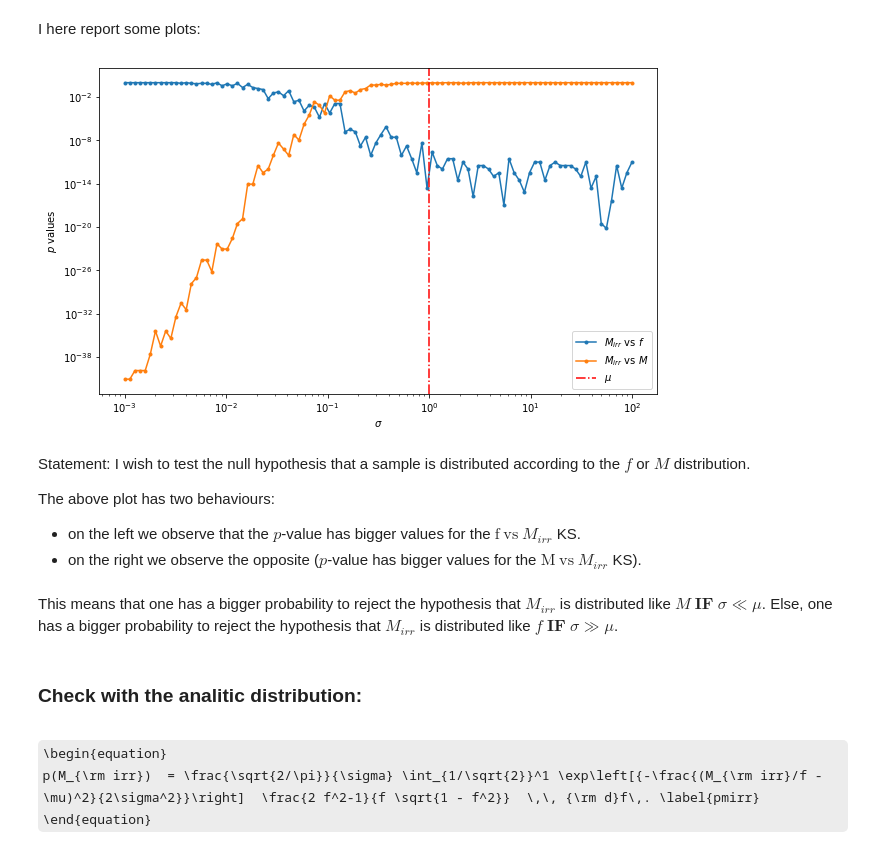
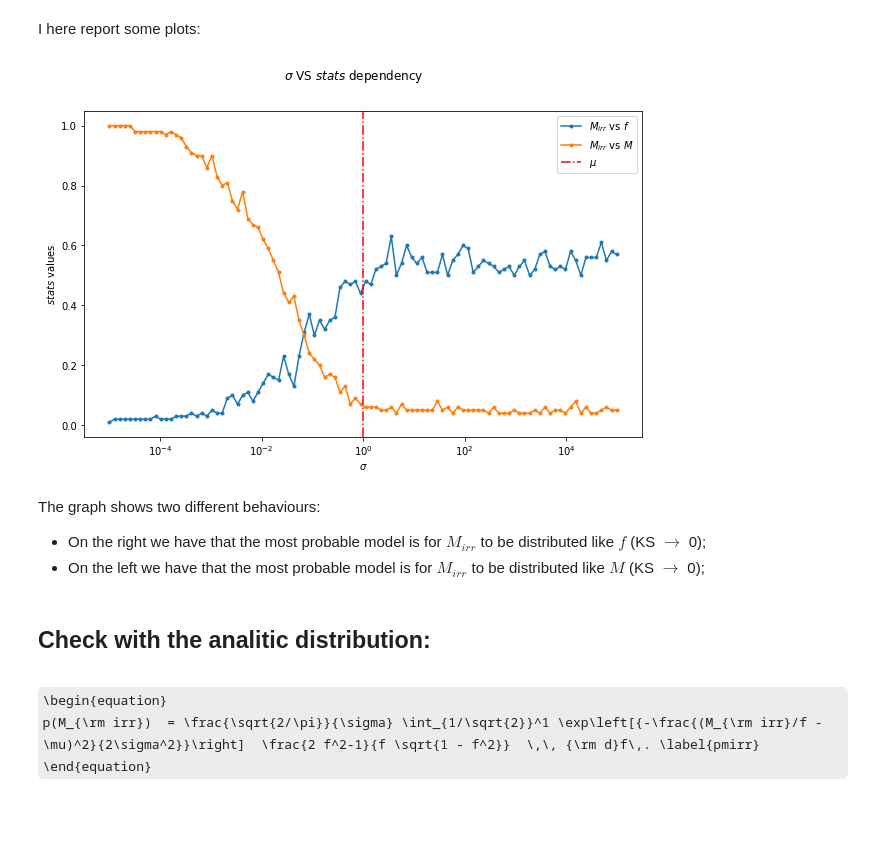
Before and after one commit to nicolegrillo/astrostatistics_bicocca_2023, a Jupyter notebook: working/Irr_mass_BH.ipynb, the cells around one changed output. Drawn from its saved outputs; the diff is of its cells as text; code cells hidden in the pictures; some formulas as TeX source; blank space fills up the shorter version.

```diff
--- a/working/Irr_mass_BH.ipynb
+++ b/working/Irr_mass_BH.ipynb
@@ -148,7 +154,7 @@ def f(M_irrs, M):
 # %% [markdown]
 Then set the values for the $\sigma$:
 # %%
-sigma = np.logspace(-3, 2, 100)
+sigma = np.logspace(-5, 5, 100)
 # %% [markdown]
 Produce the $M$, $\chi$, $M_{irr}$ and $f$ distributions:
 # %%
@@ -167,34 +173,31 @@ Null hypotheses:
 - $\textbf{$M_{irr}$ VS f}: M_{irr}$ follows f distribution
 - $\textbf{$M_{irr}$ VS M}: M_{irr}$ follows M distribution
 # %%
-p_vals_fVSMirr = np.array([kstest(M_irrs_1[i], fs[i], "two-sided")[1] for i in range(0, len(fs))])
-p_vals_MVSMirr = np.array([kstest(M_irrs_1[i], Ms[i], "two-sided")[1] for i in range(0, len(fs))])
+p_vals_fVSMirr = np.array([kstest(M_irrs_1[i], fs[i], "two-sided")[0] for i in range(0, len(fs))])
+p_vals_MVSMirr = np.array([kstest(M_irrs_1[i], Ms[i], "two-sided")[0] for i in range(0, len(fs))])
 # %% [markdown]
 I here report some plots:
 # %%
 plt.figure(figsize=(10, 6))
-plt.loglog(sigma, p_vals_fVSMirr, label="$M_{irr}$ vs $f$", marker='.')
-plt.loglog(sigma, p_vals_MVSMirr, label="$M_{irr}$ vs $M$", marker='.')
+plt.plot(sigma, p_vals_fVSMirr, label="$M_{irr}$ vs $f$", marker='.')
+plt.plot(sigma, p_vals_MVSMirr, label="$M_{irr}$ vs $M$", marker='.')
+plt.semilogx()
 plt.axvline(x = 1, linestyle = '-.', c = 'r', label = "$\mu$")
 plt.xlabel("$\sigma$")
-plt.ylabel("$p$ values")
+plt.ylabel("$stats$ values")
+plt.suptitle("$\sigma$ VS $stats$ dependency")
 plt.legend();
 # %% [output]
-[figure, old version]
+[figure, new version]
 # %% [markdown]
-Statement: I wish to test the null hypothesis that a sample is distributed
-according to the $f$ or $M$ distribution.
+The graph shows two different behaviours:
 
-The above plot has two behaviours:
-
-- on the left we observe that the $p$-value has bigger values for the $\mathrm{f \ vs \ } M_{irr}$ KS.
-- on the right we observe the opposite ($p$-value has bigger values for the $\mathrm{M \ vs \ } M_{irr}$ KS).
+- On the right we have that the most probable model is for $M_{irr}$ to be distributed like $f$ (KS $\to$ 0);
+- On the left we have that the most probable model is for $M_{irr}$ to be distributed like $M$ (KS $\to$ 0);
-# %% [markdown]
-This means that one has a bigger probability to reject the hypothesis that $M_{irr}$ is distributed like $M$ $\textbf{IF}$ $\sigma\ll \mu$. Else, one has a bigger probability to reject the hypothesis that $M_{irr}$ is distributed like $f$ $\textbf{IF}$ $\sigma\gg \mu$.
 # %%
 # (Se prendo un sample dalla prima quale è la probabilità che sia distribuito come la SECONDA)
 # %% [markdown]
-### Check with the analitic distribution:
+## Check with the analitic distribution:
 # %% [markdown]
 \begin{equation}
 p(M_{\rm irr})  = \frac{\sqrt{2/\pi}}{\sigma} \int_{1/\sqrt{2}}^1 \exp\left[{-\frac{(M_{\rm irr}/f -\mu)^2}{2\sigma^2}}\right]  \frac{2 f^2-1}{f \sqrt{1 - f^2}}  \,\, {\rm d}f\,. \label{pmirr}
```
Also changed, not shown: parts of 5 cells of this notebook, 2 other files.
